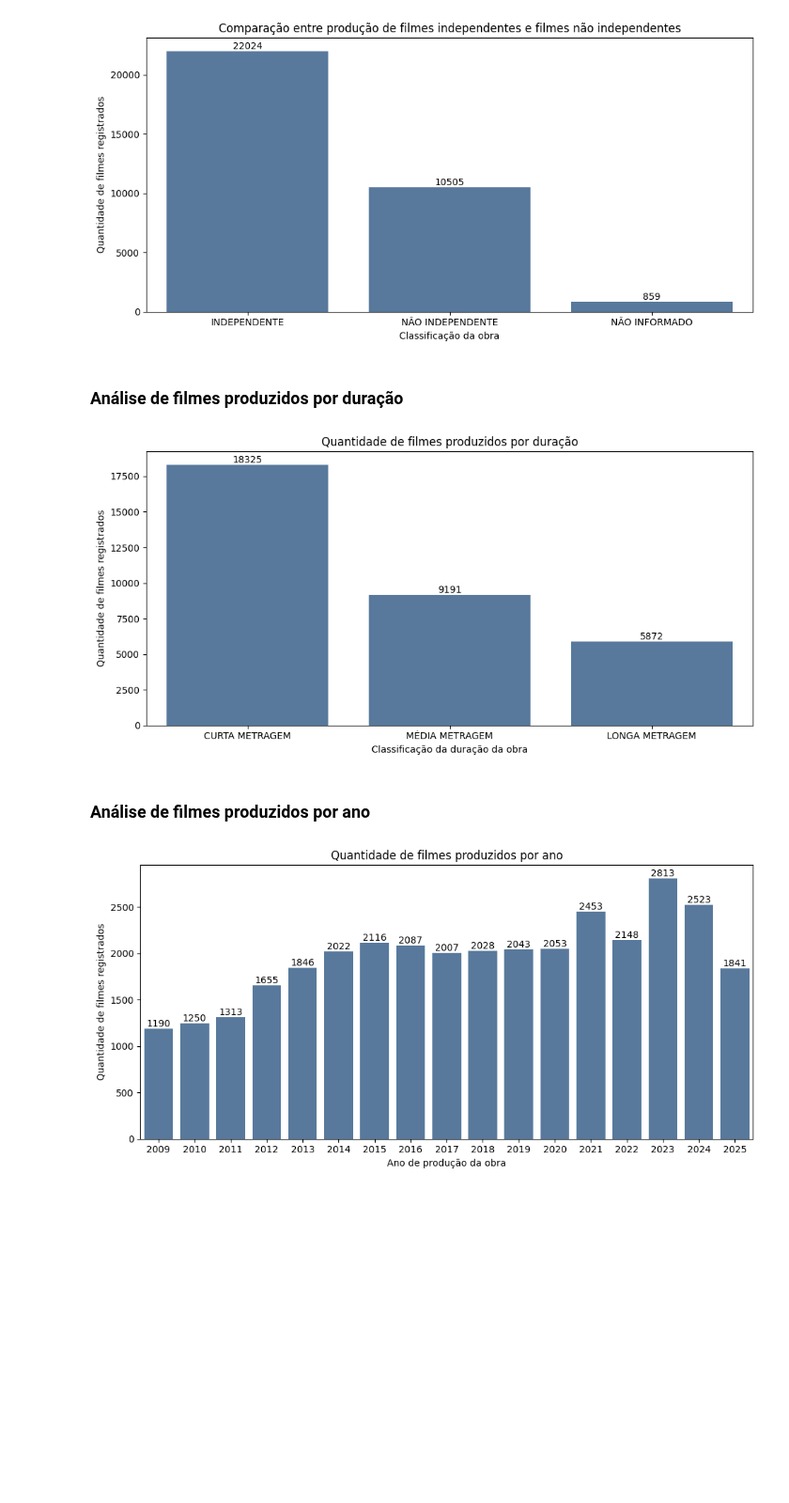
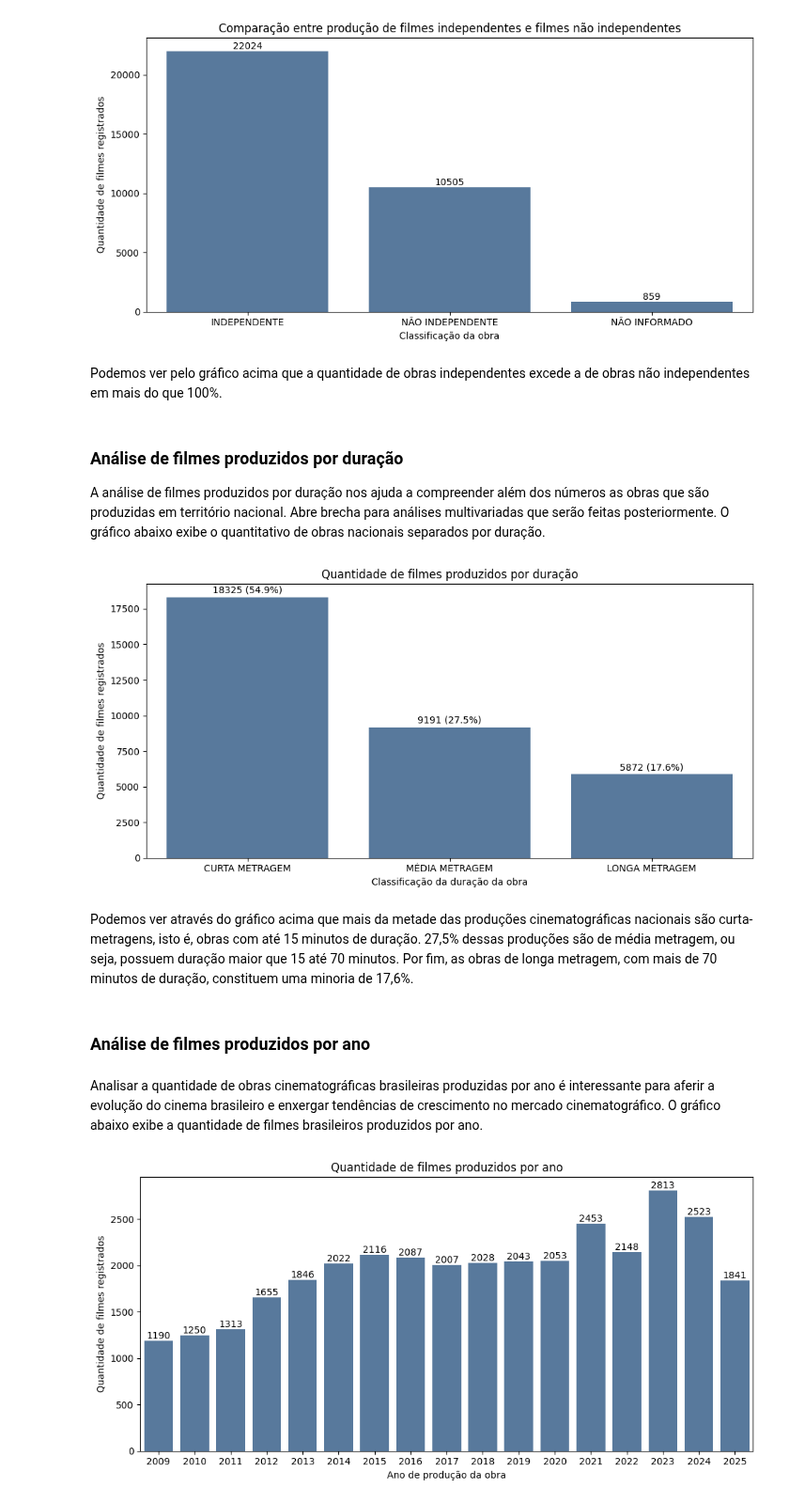
Before and after one commit to JamesIslan/analise-dados-ancine, a Jupyter notebook: src/analise/analise-obras.ipynb, the cells around one changed output. Shown at 94% size. Cells and saved outputs as stored; diff of their text form; code cells hidden in the pictures; blank space fills up the shorter version.

```diff
--- a/src/analise/analise-obras.ipynb
+++ b/src/analise/analise-obras.ipynb
@@ -92,25 +85,38 @@ plt.tight_layout()
 plt.show()
 # %% [output]
 [figure]
+# %% [markdown]
+Podemos ver pelo gráfico acima que a quantidade de obras independentes excede a de obras não independentes em mais do que 100%.
 # %% [markdown]
 ### Análise de filmes produzidos por duração
+A análise de filmes produzidos por duração nos ajuda a compreender além dos números as obras que são produzidas em território nacional. Abre brecha para análises multivariadas que serão feitas posteriormente. O gráfico abaixo exibe o quantitativo de obras nacionais separados por duração.
 # %%
 col = "cat_duracao"
 top = df[col].value_counts().head(10).index
 
 plt.figure(figsize=(10,5))
 ax = sns.countplot(data=df, x=col, order=top, color="#4C78A8")
 ax.set_xlabel('Classificação da duração da obra')
 ax.set_ylabel("Quantidade de filmes registrados")
-ax.set_title(f"Quantidade de filmes produzidos por duração")
-ax.bar_label(ax.containers[0], padding=0)
+ax.set_title("Quantidade de filmes produzidos por duração")
+
+# Percentual ao lado do valor absoluto
+n_total = df[col].notna().sum()
+counts = [p.get_height() for p in ax.patches]
+labels = [f"{int(c)} ({c/n_total:.1%})" for c in counts]
+ax.bar_label(ax.containers[0], labels=labels, padding=2)
+
 plt.xticks()
 plt.tight_layout()
 plt.show()
 # %% [output]
-[figure, old version]
+[figure, new version]
+# %% [markdown]
+Podemos ver através do gráfico acima que mais da metade das produções cinematográficas nacionais são curta-metragens, isto é, obras com até 15 minutos de duração. 27,5% dessas produções são de média metragem, ou seja, possuem duração maior que 15 até 70 minutos. Por fim, as obras de longa metragem, com mais de 70 minutos de duração, constituem uma minoria de 17,6%.
 # %% [markdown]
 ### Análise de filmes produzidos por ano
+# %% [markdown]
+Analisar a quantidade de obras cinematográficas brasileiras produzidas por ano é interessante para aferir a evolução do cinema brasileiro e enxergar tendências de crescimento no mercado cinematográfico. O gráfico abaixo exibe a quantidade de filmes brasileiros produzidos por ano.
 # %%
 col = "ano_producao_inicial"
 top = sorted(df[col].value_counts().index)
```
Also changed, not shown: parts of 9 cells of this notebook.
